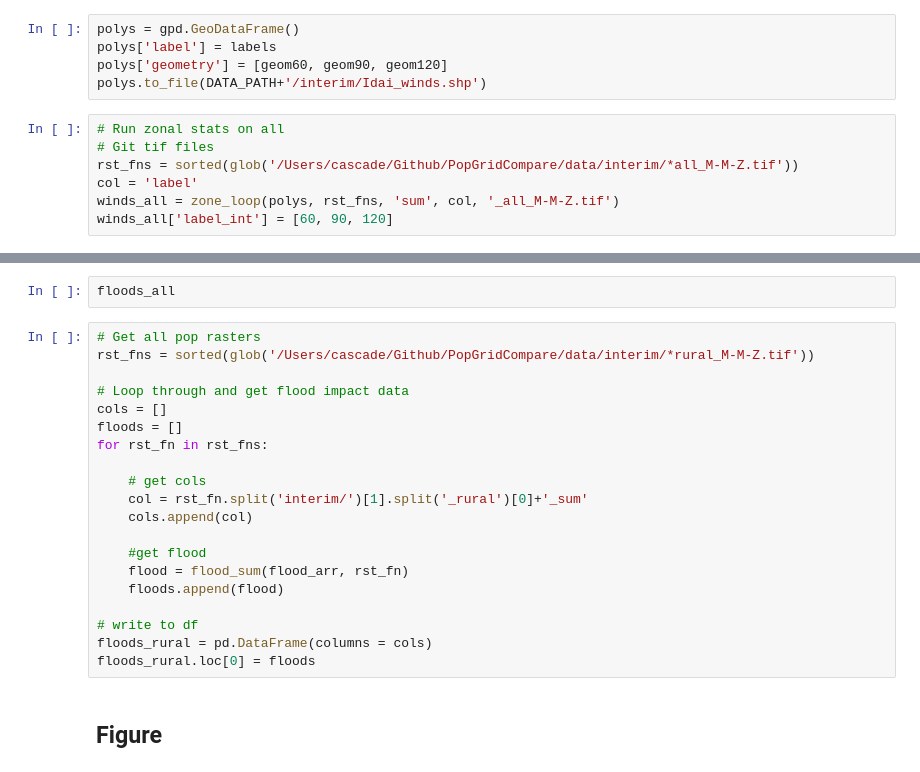
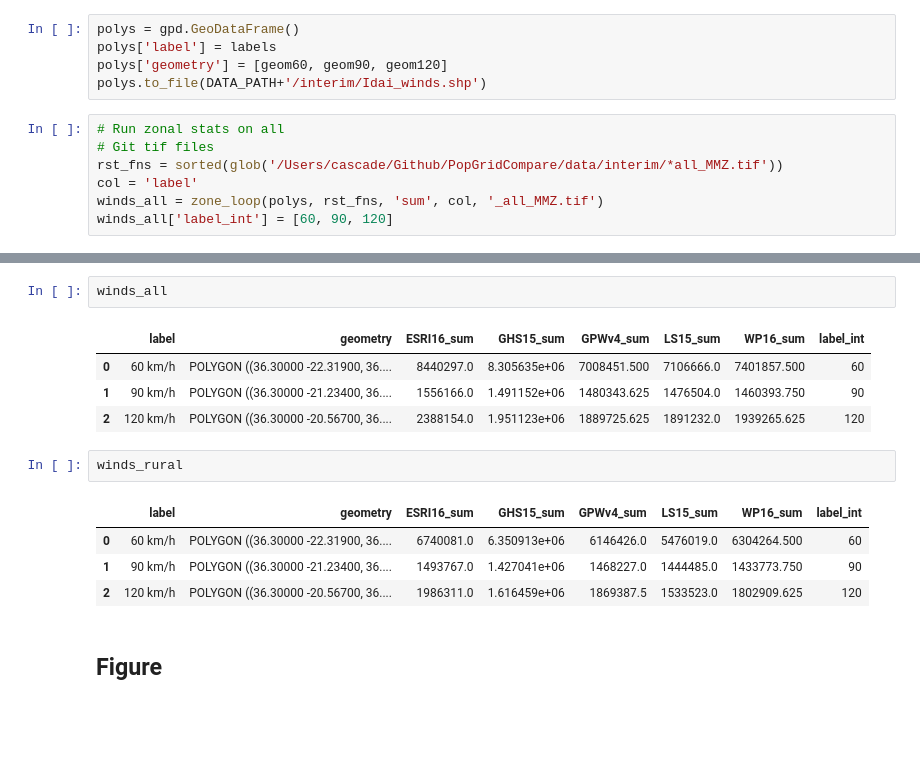
Before and after one commit to cascadet/PopGridCompare-ms, a Jupyter notebook: notebooks/step_6_Idai.ipynb, the cells around one changed output, grey strips where cells are left out. Cells and saved outputs as stored; diff of their text form; blank space fills up the shorter version.

```diff
--- a/notebooks/step_6_Idai.ipynb
+++ b/notebooks/step_6_Idai.ipynb
@@ -73,7 +195,7 @@ polys.to_file(DATA_PATH+'/interim/Idai_winds.shp')
 # %%
 # Run zonal stats on all
 # Git tif files
-rst_fns = sorted(glob('/Users/cascade/Github/PopGridCompare/data/interim/*all_M-M-Z.tif'))
+rst_fns = sorted(glob('/Users/cascade/Github/PopGridCompare/data/interim/*all_MMZ.tif'))
 col = 'label'
-winds_all = zone_loop(polys, rst_fns, 'sum', col, '_all_M-M-Z.tif')
+winds_all = zone_loop(polys, rst_fns, 'sum', col, '_all_MMZ.tif')
 winds_all['label_int'] = [60, 90, 120]
@@ -136,25 +220,17 @@ floods_all.loc[0] = floods
-# %%
-floods_all
-# %%
-# Get all pop rasters
-rst_fns = sorted(glob('/Users/cascade/Github/PopGridCompare/data/interim/*rural_M-M-Z.tif'))
-
-# Loop through and get flood impact data
-cols = []
-floods = []
-for rst_fn in rst_fns:
-
-    # get cols
-    col = rst_fn.split('interim/')[1].split('_rural')[0]+'_sum'
-    cols.append(col)
-
-    #get flood
-    flood = flood_sum(flood_arr, rst_fn)
-    floods.append(flood)
-
-# write to df
-floods_rural = pd.DataFrame(columns = cols)
-floods_rural.loc[0] = floods
+# %%
+winds_all
+# %% [output]
+|  | label | geometry | ESRI16_sum | GHS15_sum | GPWv4_sum | LS15_sum | WP16_sum | label_int |
+| 0 | 60 km/h | POLYGON ((36.30000 -22.31900, 36.... | 8440297.0 | 8.305635e+06 | 7008451.500 | 7106666.0 | 7401857.500 | 60 |
+| 1 | 90 km/h | POLYGON ((36.30000 -21.23400, 36.... | 1556166.0 | 1.491152e+06 | 1480343.625 | 1476504.0 | 1460393.750 | 90 |
+| 2 | 120 km/h | POLYGON ((36.30000 -20.56700, 36.... | 2388154.0 | 1.951123e+06 | 1889725.625 | 1891232.0 | 1939265.625 | 120 |
+# %%
+winds_rural
+# %% [output]
+|  | label | geometry | ESRI16_sum | GHS15_sum | GPWv4_sum | LS15_sum | WP16_sum | label_int |
+| 0 | 60 km/h | POLYGON ((36.30000 -22.31900, 36.... | 6740081.0 | 6.350913e+06 | 6146426.0 | 5476019.0 | 6304264.500 | 60 |
+| 1 | 90 km/h | POLYGON ((36.30000 -21.23400, 36.... | 1493767.0 | 1.427041e+06 | 1468227.0 | 1444485.0 | 1433773.750 | 90 |
+| 2 | 120 km/h | POLYGON ((36.30000 -20.56700, 36.... | 1986311.0 | 1.616459e+06 | 1869387.5 | 1533523.0 | 1802909.625 | 120 |
 # %% [markdown]
 ## Figure
 # %%
```
Also changed, not shown: parts of 22 cells of this notebook.
